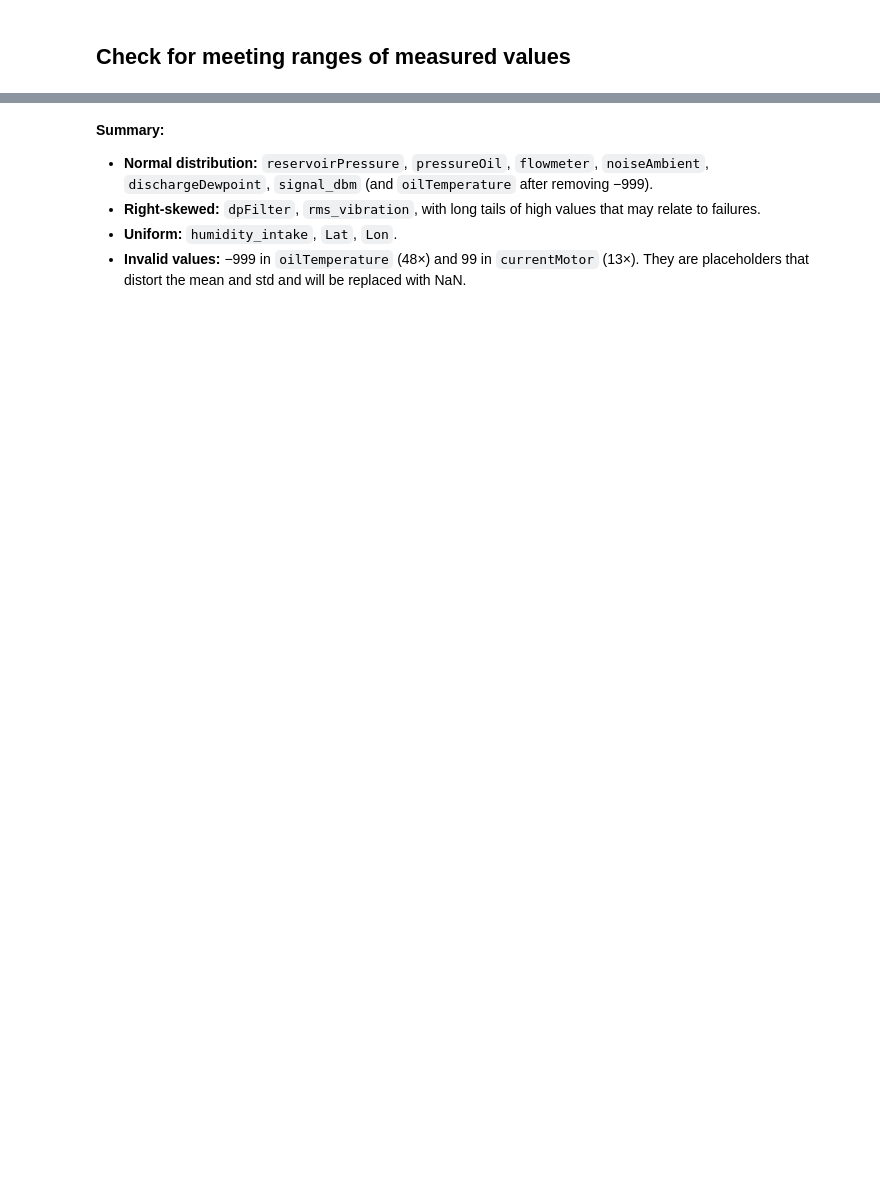
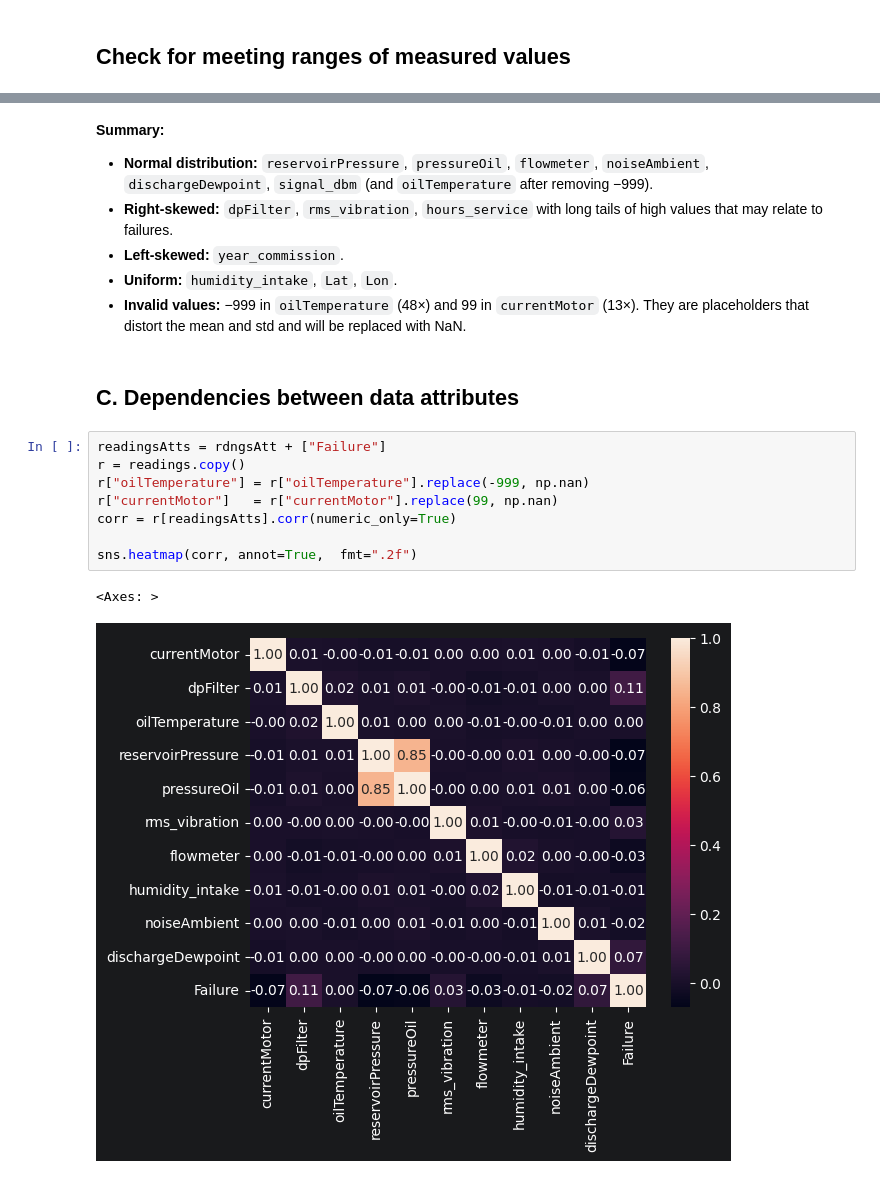
Before and after one commit to yegor-vin/Intelligent-data-analysis--project, a Jupyter notebook: phase-1.ipynb, the cells around one changed output, grey strips where cells are left out. Drawn from its saved outputs; the diff is of its cells as text; blank space fills up the shorter version.

```diff
--- a/phase-1.ipynb
+++ b/phase-1.ipynb
@@ -511,7 +553,21 @@ Many identical values at the exact maximum (`count_at_max`, e.g. `reservoirPress
 **Summary:**
 - **Normal distribution:** `reservoirPressure`, `pressureOil`, `flowmeter`, `noiseAmbient`,
   `dischargeDewpoint`, `signal_dbm` (and `oilTemperature` after removing −999).
-- **Right-skewed:** `dpFilter`, `rms_vibration`, with long tails of high values that may relate to failures.
+- **Right-skewed:** `dpFilter`, `rms_vibration`, `hours_service` with long tails of high values that may relate to failures.
+- **Left-skewed:** `year_commission`.
 - **Uniform:** `humidity_intake`, `Lat`, `Lon`.
 - **Invalid values:** −999 in `oilTemperature` (48×) and 99 in `currentMotor` (13×). They are
   placeholders that distort the mean and std and will be replaced with NaN.
+# %% [markdown]
+## C. Dependencies between data attributes
+# %%
+readingsAtts = rdngsAtt + ["Failure"]
+r = readings.copy()
+r["oilTemperature"] = r["oilTemperature"].replace(-999, np.nan)
+r["currentMotor"]   = r["currentMotor"].replace(99, np.nan)
+corr = r[readingsAtts].corr(numeric_only=True)
+
+sns.heatmap(corr, annot=True,  fmt=".2f")
+# %% [output]
+<Axes: >
+[figure, added]
```
Also changed, not shown: parts of 26 cells of this notebook.
